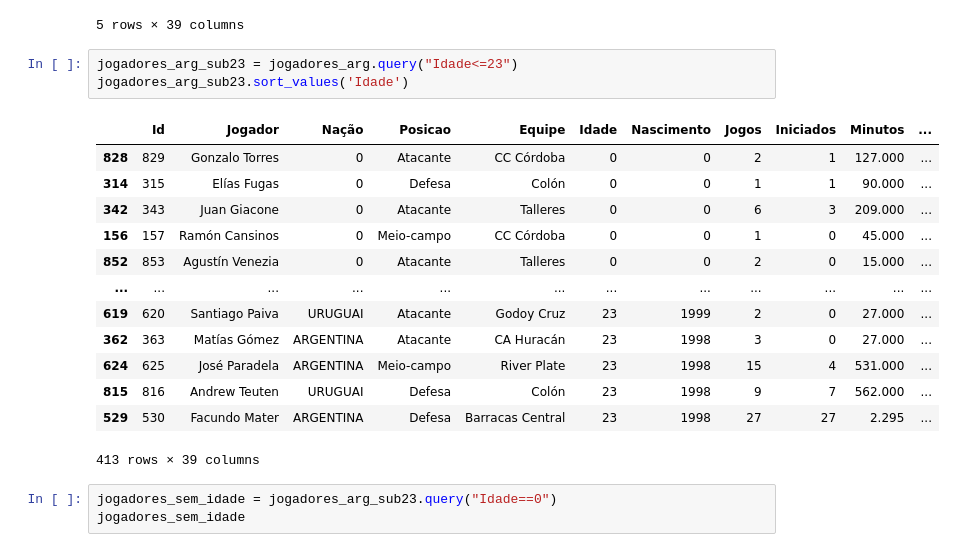
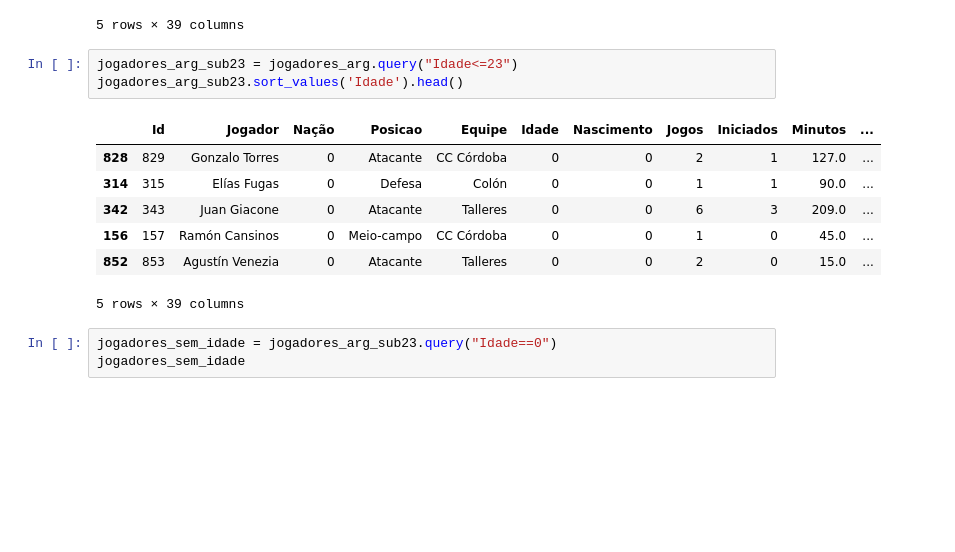
Before and after one commit to fernandopaguiar/Sports-Analytics-Python, a Jupyter notebook: Scout.ipynb, the cells around one changed output. Cells and saved outputs as stored; diff of their text form; blank space fills up the shorter version.

```diff
--- a/Scout.ipynb
+++ b/Scout.ipynb
@@ -370,21 +357,15 @@ jogadores_arg.head()
 5 rows × 39 columns
 # %%
 jogadores_arg_sub23 = jogadores_arg.query("Idade<=23")
-jogadores_arg_sub23.sort_values('Idade')
+jogadores_arg_sub23.sort_values('Idade').head()
 # %% [output]
 |  | Id | Jogador | Nação | Posicao | Equipe | Idade | Nascimento | Jogos | Iniciados | Minutos | ... |
-| 828 | 829 | Gonzalo Torres | 0 | Atacante | CC Córdoba | 0 | 0 | 2 | 1 | 127.000 | ... |
-| 314 | 315 | Elías Fugas | 0 | Defesa | Colón | 0 | 0 | 1 | 1 | 90.000 | ... |
-| 342 | 343 | Juan Giacone | 0 | Atacante | Talleres | 0 | 0 | 6 | 3 | 209.000 | ... |
-| 156 | 157 | Ramón Cansinos | 0 | Meio-campo | CC Córdoba | 0 | 0 | 1 | 0 | 45.000 | ... |
-| 852 | 853 | Agustín Venezia | 0 | Atacante | Talleres | 0 | 0 | 2 | 0 | 15.000 | ... |
-| ... | ... | ... | ... | ... | ... | ... | ... | ... | ... | ... | ... |
-| 619 | 620 | Santiago Paiva | URUGUAI | Atacante | Godoy Cruz | 23 | 1999 | 2 | 0 | 27.000 | ... |
-| 362 | 363 | Matías Gómez | ARGENTINA | Atacante | CA Huracán | 23 | 1998 | 3 | 0 | 27.000 | ... |
-| 624 | 625 | José Paradela | ARGENTINA | Meio-campo | River Plate | 23 | 1998 | 15 | 4 | 531.000 | ... |
-| 815 | 816 | Andrew Teuten | URUGUAI | Defesa | Colón | 23 | 1998 | 9 | 7 | 562.000 | ... |
-| 529 | 530 | Facundo Mater | ARGENTINA | Defesa | Barracas Central | 23 | 1998 | 27 | 27 | 2.295 | ... |
+| 828 | 829 | Gonzalo Torres | 0 | Atacante | CC Córdoba | 0 | 0 | 2 | 1 | 127.0 | ... |
+| 314 | 315 | Elías Fugas | 0 | Defesa | Colón | 0 | 0 | 1 | 1 | 90.0 | ... |
+| 342 | 343 | Juan Giacone | 0 | Atacante | Talleres | 0 | 0 | 6 | 3 | 209.0 | ... |
+| 156 | 157 | Ramón Cansinos | 0 | Meio-campo | CC Córdoba | 0 | 0 | 1 | 0 | 45.0 | ... |
+| 852 | 853 | Agustín Venezia | 0 | Atacante | Talleres | 0 | 0 | 2 | 0 | 15.0 | ... |
-413 rows × 39 columns
+5 rows × 39 columns
 # %%
 jogadores_sem_idade = jogadores_arg_sub23.query("Idade==0")
 jogadores_sem_idade
```
Also changed, not shown: parts of 16 cells of this notebook.
